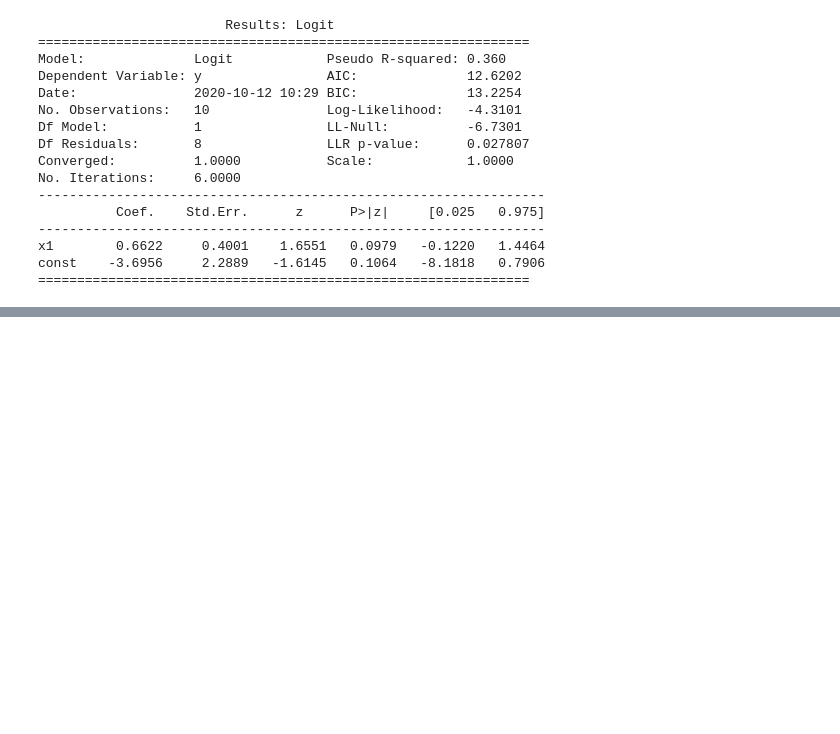
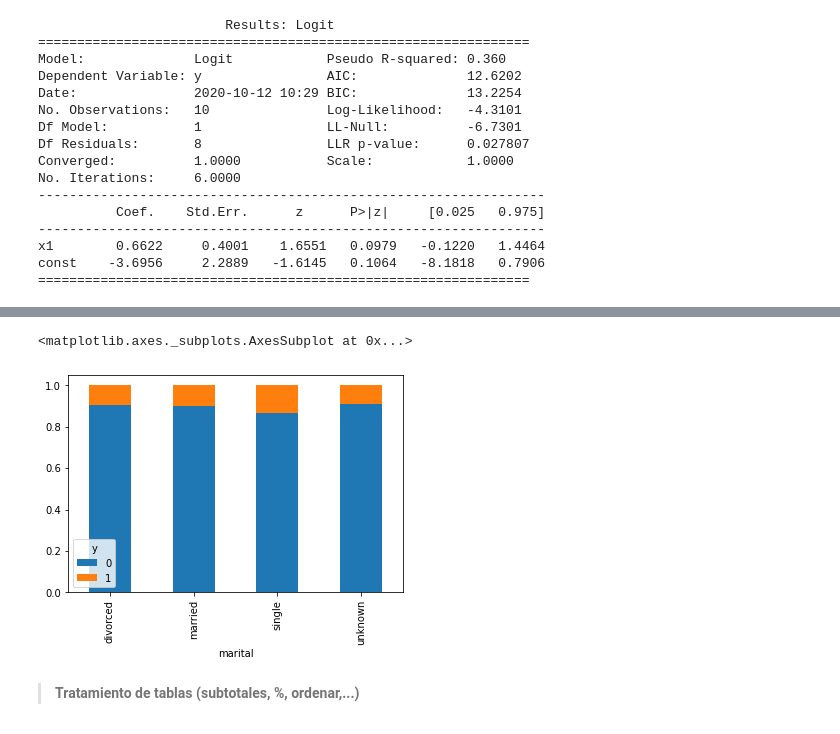
Before and after one commit to albertocino/python-ml-course, a Jupyter notebook: ML_Course.ipynb, the cells around one changed output, grey strips where cells are left out. Saved outputs shown, nothing was run; the diff lists cells and outputs as text; code cells hidden in the pictures; blank space fills up the shorter version.

```diff
--- a/ML_Course.ipynb
+++ b/ML_Course.ipynb
@@ -2529,0 +2642,10 @@ const    -3.6956     2.2889   -1.6145   0.1064   -8.1818   0.7906
+# %%
+table = pd.crosstab(data["marital"],data["y"])
+table.div(table.sum(1).astype(float), axis=0).plot(kind="bar", stacked=True)  #normalizar en 1 diferentes frecuencias (% a comparar)
+# %% [output]
+<matplotlib.axes._subplots.AxesSubplot at 0x...>
+[figure, added]
+# %% [markdown]
+
+
+> **Tratamiento de tablas (subtotales, %, ordenar,...)**
```
Also changed, not shown: parts of 45 cells of this notebook.
